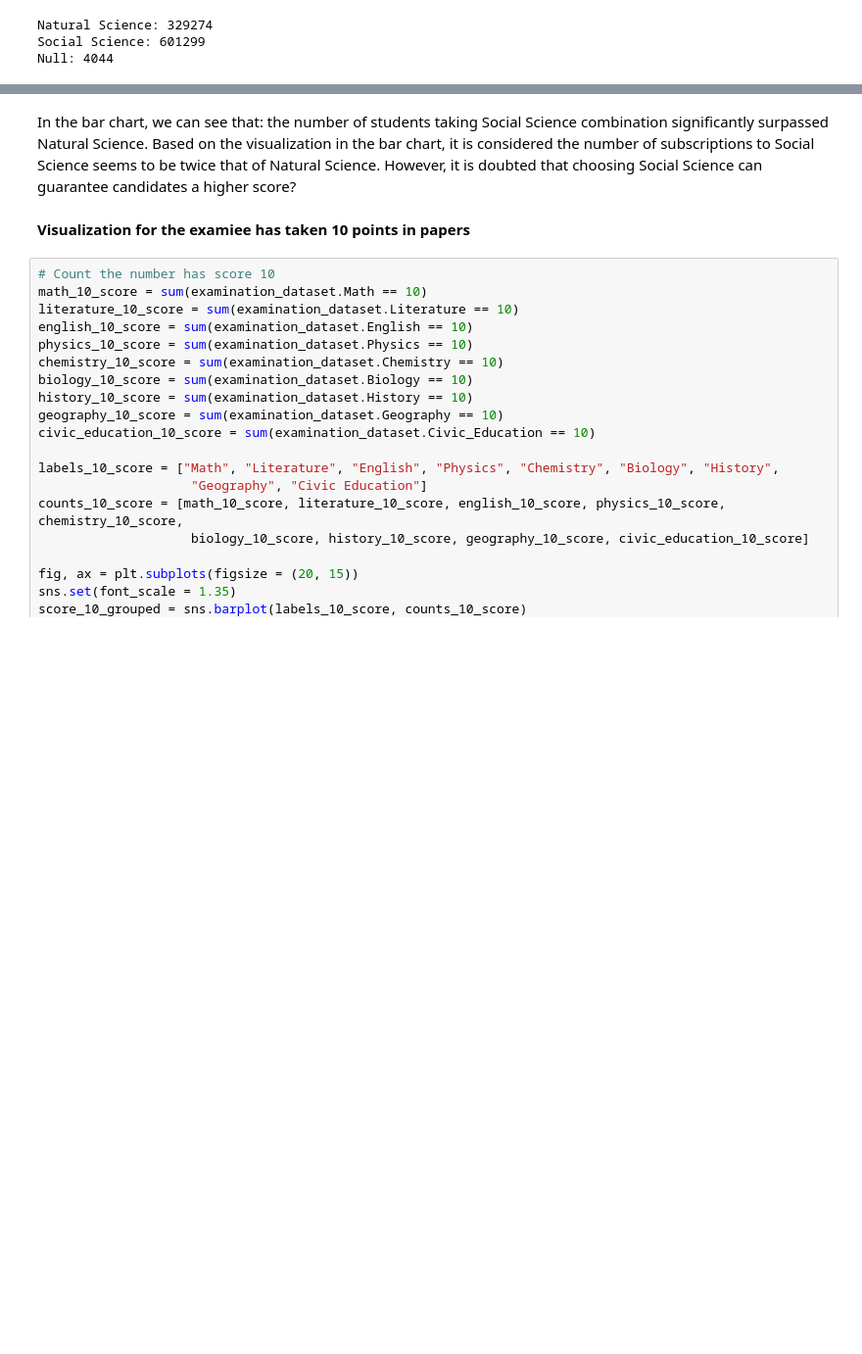
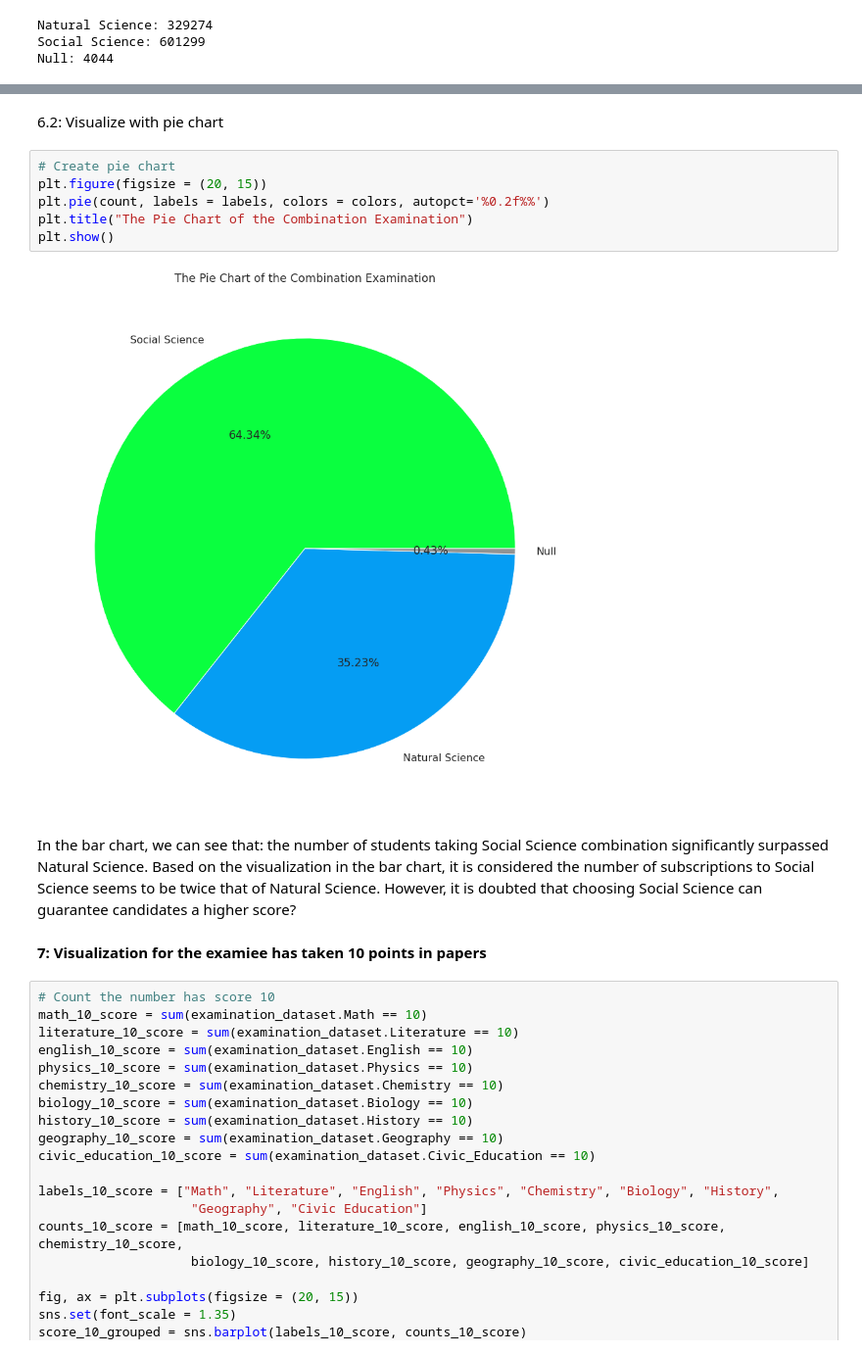
Before and after one commit to outlook1227/Python-Notebook-for-Dataset, a Jupyter notebook: Vietnam National High School Graduation Examination/2021/Code/Vietnam_National_High_School_Graduation_Examination_2021.ipynb, the cells around one changed output, grey strips where cells are left out. Shown at 98% size. Cells and saved outputs as stored; diff of their text form; blank space fills up the shorter version.

```diff
--- a/Vietnam National High School Graduation Examination/2021/Code/Vietnam_National_High_School_Graduation_Examination_2021.ipynb
+++ b/Vietnam National High School Graduation Examination/2021/Code/Vietnam_National_High_School_Graduation_Examination_2021.ipynb
@@ -621,7 +627,17 @@ Text(0.5, 1.0, 'Bar Chart of Combination Exam Selection')
+# %% [markdown]
+6.2: Visualize with pie chart
+# %%
+# Create pie chart
+plt.figure(figsize = (20, 15))
+plt.pie(count, labels = labels, colors = colors, autopct='%0.2f%%')
+plt.title("The Pie Chart of the Combination Examination")
+plt.show()
+# %% [output]
+[figure, added]
 # %% [markdown]
 In the bar chart, we can see that: the number of students taking Social Science combination significantly surpassed Natural Science. Based on the visualization in the bar chart, it is considered the number of subscriptions to Social Science seems to be twice that of Natural Science. However, it is doubted that choosing Social Science can guarantee candidates a higher score?
 # %% [markdown]
-**Visualization for the examiee has taken 10 points in papers**
+**7: Visualization for the examiee has taken 10 points in papers**
 # %%
 # Count the number has score 10
 math_10_score = sum(examination_dataset.Math == 10)
```
Also changed, not shown: parts of 12 cells of this notebook.
